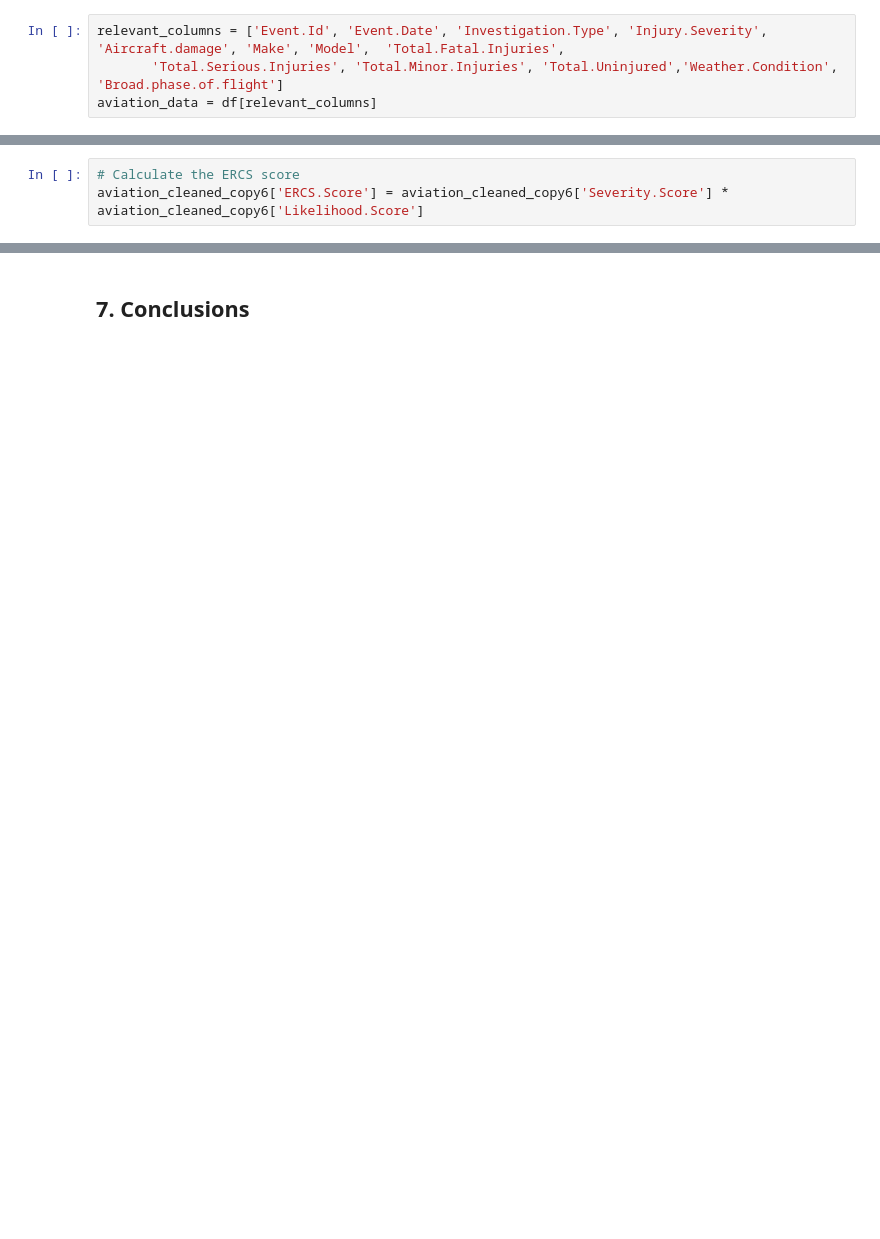
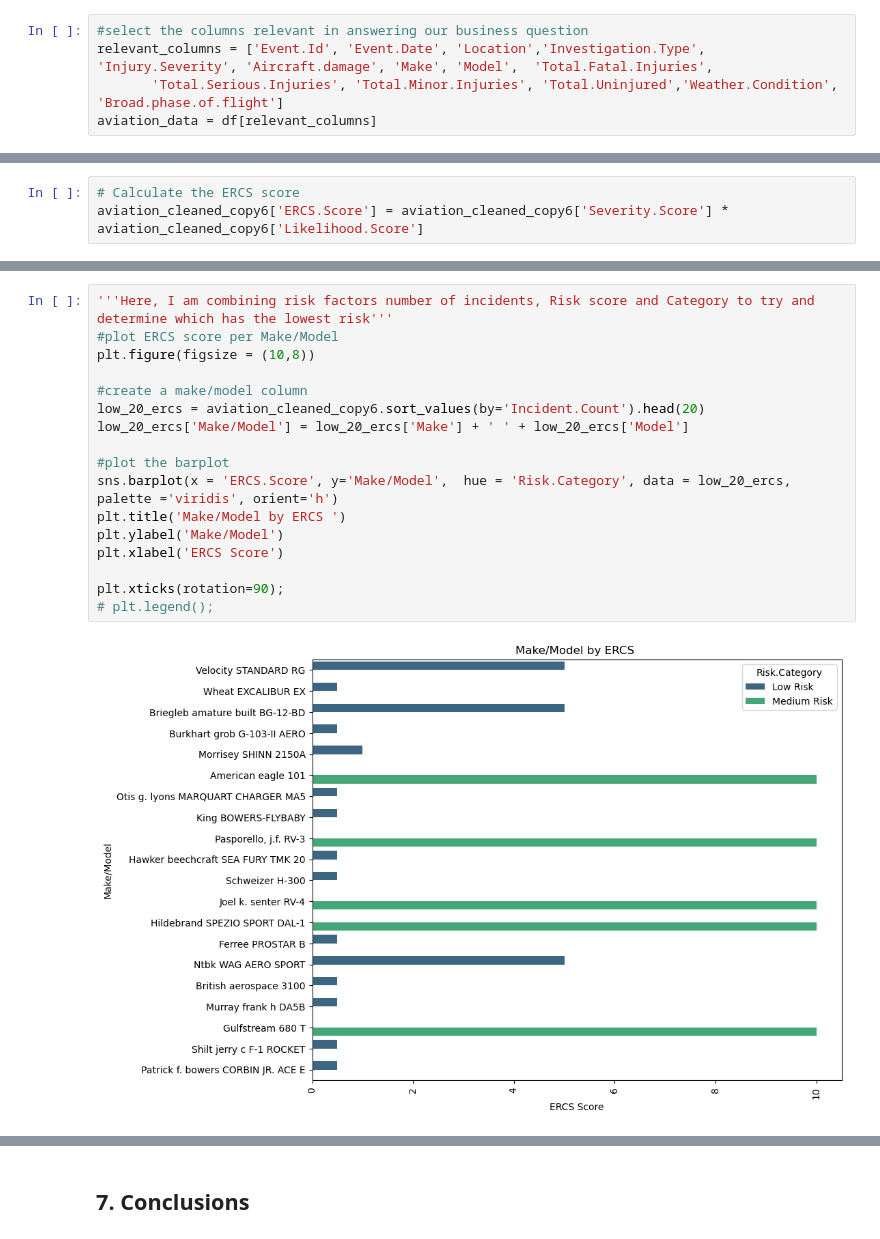
Before and after one commit to BandaVallary/aviation-accidents-analysis, a Jupyter notebook: aviation-accident-analysis.ipynb, the cells around one changed output, grey strips where cells are left out. Cells and saved outputs as stored; diff of their text form; blank space fills up the shorter version.

```diff
--- a/aviation-accident-analysis.ipynb
+++ b/aviation-accident-analysis.ipynb
@@ -55,4 +76,5 @@ df.shape
 # %%
-relevant_columns = ['Event.Id', 'Event.Date', 'Investigation.Type', 'Injury.Severity', 'Aircraft.damage', 'Make', 'Model',  'Total.Fatal.Injuries',
+#select the columns relevant in answering our business question
+relevant_columns = ['Event.Id', 'Event.Date', 'Location','Investigation.Type', 'Injury.Severity', 'Aircraft.damage', 'Make', 'Model',  'Total.Fatal.Injuries',
        'Total.Serious.Injuries', 'Total.Minor.Injuries', 'Total.Uninjured','Weather.Condition', 'Broad.phase.of.flight']
 aviation_data = df[relevant_columns]
@@ -702,0 +766,19 @@ aviation_cleaned_copy6.head()
+# %%
+'''Here, I am combining risk factors number of incidents, Risk score and Category to try and determine which has the lowest risk'''
+#plot ERCS score per Make/Model
+plt.figure(figsize = (10,8))
+
+#create a make/model column
+low_20_ercs = aviation_cleaned_copy6.sort_values(by='Incident.Count').head(20)
+low_20_ercs['Make/Model'] = low_20_ercs['Make'] + ' ' + low_20_ercs['Model']
+
+#plot the barplot
+sns.barplot(x = 'ERCS.Score', y='Make/Model',  hue = 'Risk.Category', data = low_20_ercs, palette ='viridis', orient='h')
+plt.title('Make/Model by ERCS ')
+plt.ylabel('Make/Model')
+plt.xlabel('ERCS Score')
+
+plt.xticks(rotation=90);
+# plt.legend();
+# %% [output]
+[figure, added]
```
Also changed, not shown: parts of 56 cells of this notebook, 2 other files.
